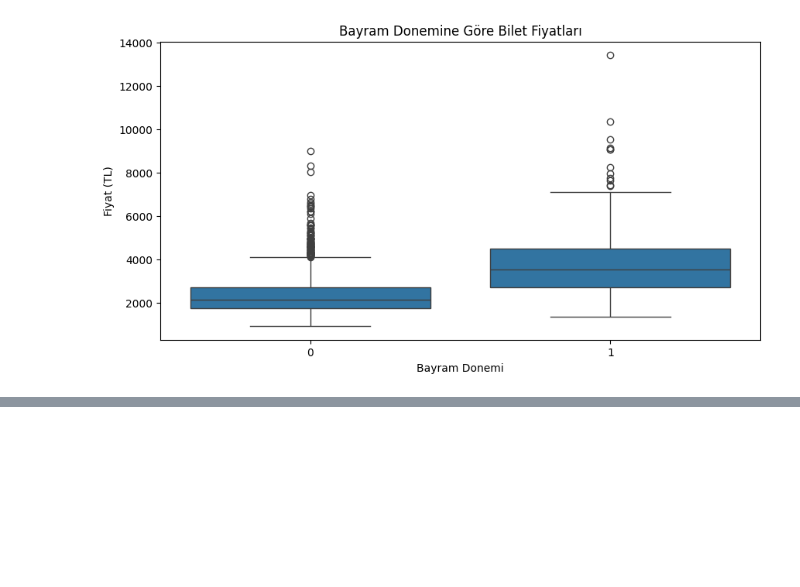
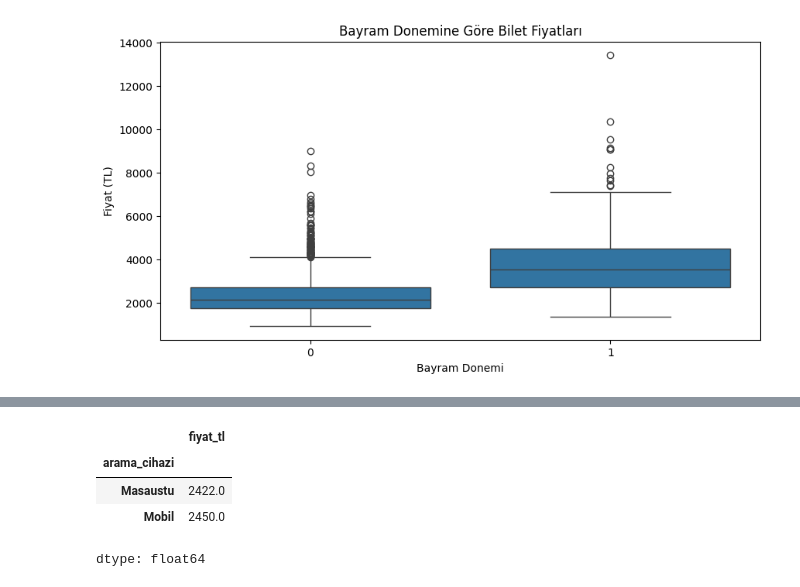
Before and after one commit to europecodingschool/ECS---VB---YZ---08.26, a Jupyter notebook: VB_YZ_Ders_16_.ipynb, the cells around one changed output, grey strips where cells are left out. Saved outputs shown, nothing was run; the diff lists cells and outputs as text; code cells hidden in the pictures; blank space fills up the shorter version.

```diff
--- a/VB_YZ_Ders_16_.ipynb
+++ b/VB_YZ_Ders_16_.ipynb
@@ -141,0 +164,8 @@ plt.show()
+# %%
+veri.groupby("arama_cihazi")["fiyat_tl"].mean().round(0)
+# %% [output]
+|  | fiyat_tl |
+| arama_cihazi |  |
+| Masaustu | 2422.0 |
+| Mobil | 2450.0 |
+dtype: float64
```
Also changed, not shown: parts of 11 cells of this notebook.
